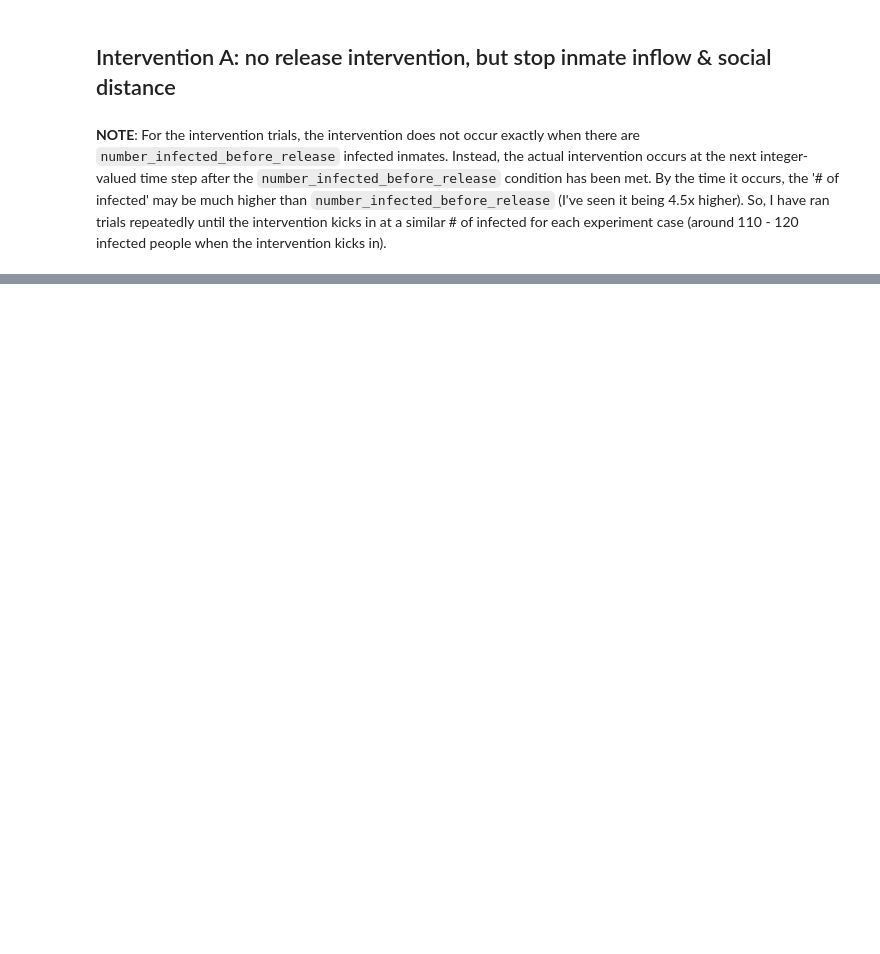
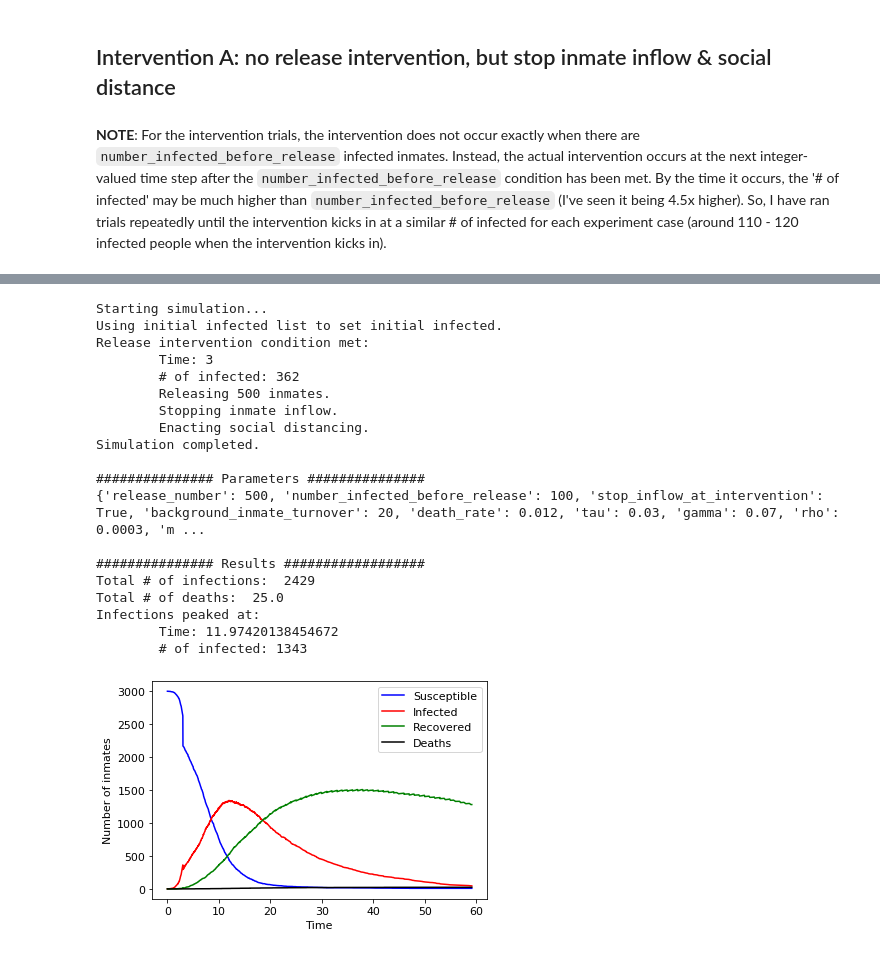
Before and after one commit to bwolfson97/UCLA-Networks-Final-Project, a Jupyter notebook: experiments.ipynb, the cells around one changed output, grey strips where cells are left out. Saved outputs shown, nothing was run; the diff lists cells and outputs as text; code cells hidden in the pictures; blank space fills up the shorter version.

```diff
--- a/experiments.ipynb
+++ b/experiments.ipynb
@@ -142,0 +166,34 @@ Exception: All inmates died or got released from prison :( Try turning down max_
+# %%
+%%time
+t, S, I, R, D = (end_to_end(release_number=500,
+                            number_infected_before_release=100,
+                            stop_inflow_at_intervention=True,
+                            social_distance=True,
+                            background_inmate_turnover=background_inmate_turnover,
+                            death_rate=death_rate,
+                            tau=tau,
+                            gamma=gamma,
+                            max_time=max_time,
+                            custom_graph=G,
+                            initial_infected_list=initial_infected_list))
+# %% [output]
+Starting simulation...
+Using initial infected list to set initial infected.
+Release intervention condition met:
+        Time: 3
+        # of infected: 362
+        Releasing 500 inmates.
+        Stopping inmate inflow.
+        Enacting social distancing.
+Simulation completed.
+
+############### Parameters ###############
+{'release_number': 500, 'number_infected_before_release': 100, 'stop_inflow_at_intervention': True, 'background_inmate_turnover': 20, 'death_rate': 0.012, 'tau': 0.03, 'gamma': 0.07, 'rho': 0.0003, 'm ...
+
+############### Results ##################
+Total # of infections:  2429
+Total # of deaths:  25.0
+Infections peaked at:
+        Time: 11.97420138454672
+        # of infected: 1343
+[figure, added]
```
Also changed, not shown: parts of 6 cells of this notebook.
